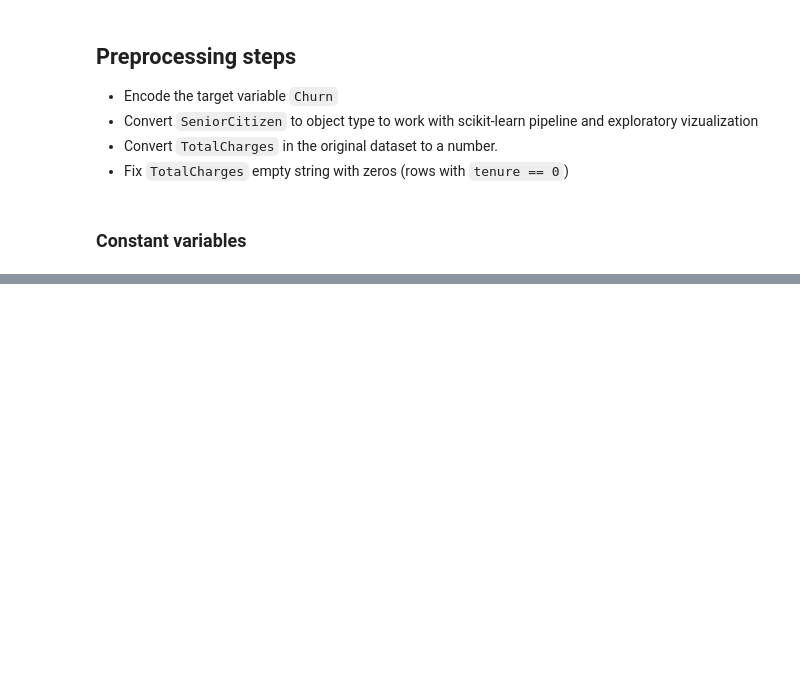
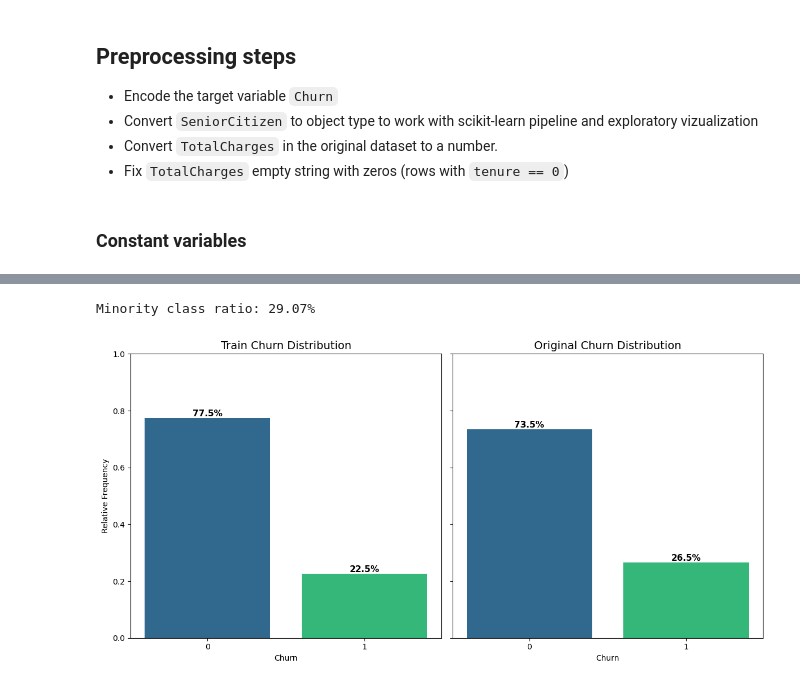
Before and after one commit to jmanuelascacibar/ps6_03_predicting_customer_churn, a Jupyter notebook: eda.ipynb, the cells around one changed output, grey strips where cells are left out. Cells and saved outputs as stored; diff of their text form; code cells hidden in the pictures; blank space fills up the shorter version.

Commit message:
eda - target distribution analysis

```diff
--- a/eda.ipynb
+++ b/eda.ipynb
@@ -71,0 +82,26 @@ DSEED = 10431053
+# %%
+mcr = train.Churn.mean()/ (1- train.Churn.mean()) * 100
+print(f"Minority class ratio: {mcr:.2f}%")
+# %% [output]
+Minority class ratio: 29.07%
+# %%
+import matplotlib.pyplot as plt
+import seaborn as sns
+
+fig, axes = plt.subplots(1, 2, figsize=(12, 6), sharey=True)
+
+for ax, (name, df) in zip(axes, [("Train", train), ("Original", original)]):
+    counts = df[TARGET].value_counts(normalize=True).sort_index()
+    bars = ax.bar(counts.index.astype(str), counts.values, color=sns.color_palette("viridis", 2))
+    ax.set_title(f"{name} Churn Distribution", fontsize=14)
+    ax.set_ylabel("Relative Frequency" if ax == axes[0] else "")
+    ax.set_xlabel("Churn")
+    ax.set_ylim(0, 1.0)
+    for bar, val in zip(bars, counts.values):
+        ax.annotate(f'{val:.1%}', (bar.get_x() + bar.get_width() / 2, bar.get_height()),
+                    ha='center', va='bottom', fontsize=11, fontweight='bold')
+
+plt.tight_layout()
+plt.show()
+# %% [output]
+[figure, added]
```
Also changed, not shown: parts of 2 cells of this notebook.
